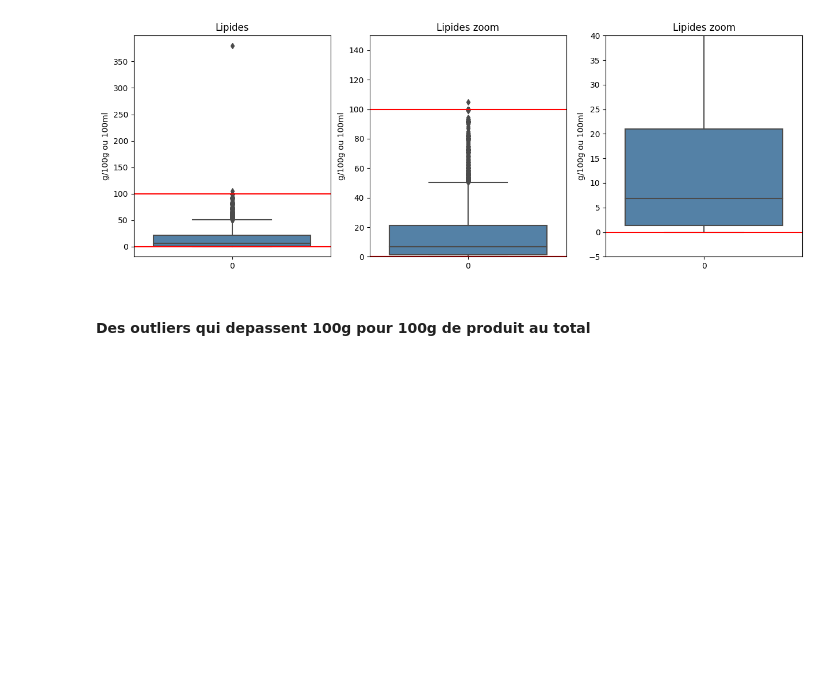
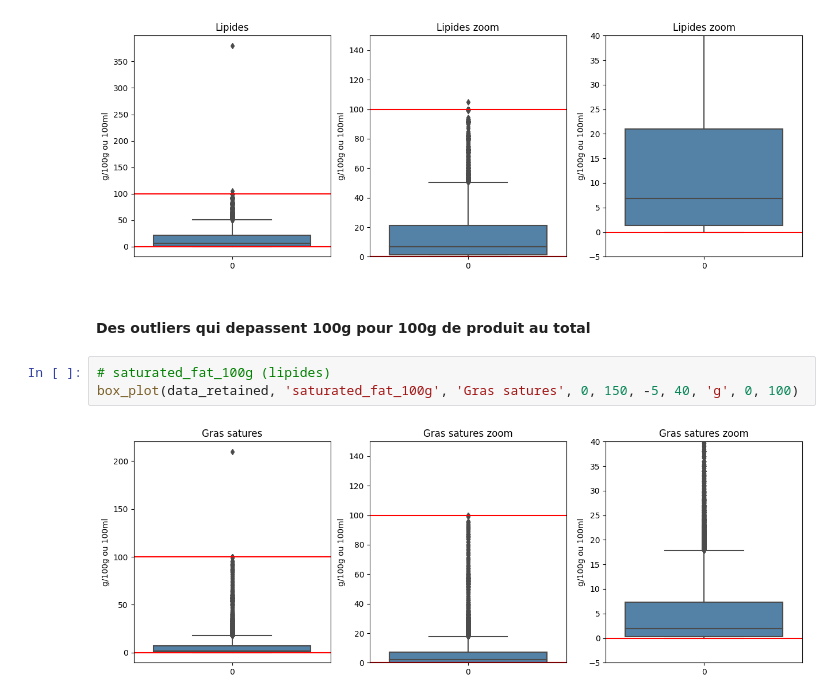
Before and after one commit to TheoChastrePradat/OC_DataScientist_P3, a Jupyter notebook: Projet_3/Script/OpenFoodFacts.ipynb, the cells around one changed output. Cells and saved outputs as stored; diff of their text form; blank space fills up the shorter version.

```diff
--- a/Projet_3/Script/OpenFoodFacts.ipynb
+++ b/Projet_3/Script/OpenFoodFacts.ipynb
@@ -1008,3 +1009,8 @@ box_plot(data_retained, 'fat_100g', 'Lipides', 0, 150, -5, 40, 'g', 0, 100)
 [figure]
 # %% [markdown]
 #### Des outliers qui depassent 100g pour 100g de produit au total
+# %%
+# saturated_fat_100g (lipides)
+box_plot(data_retained, 'saturated_fat_100g', 'Gras satures', 0, 150, -5, 40, 'g', 0, 100)
+# %% [output]
+[figure, added]
```
Also changed, not shown: parts of 50 cells of this notebook.
